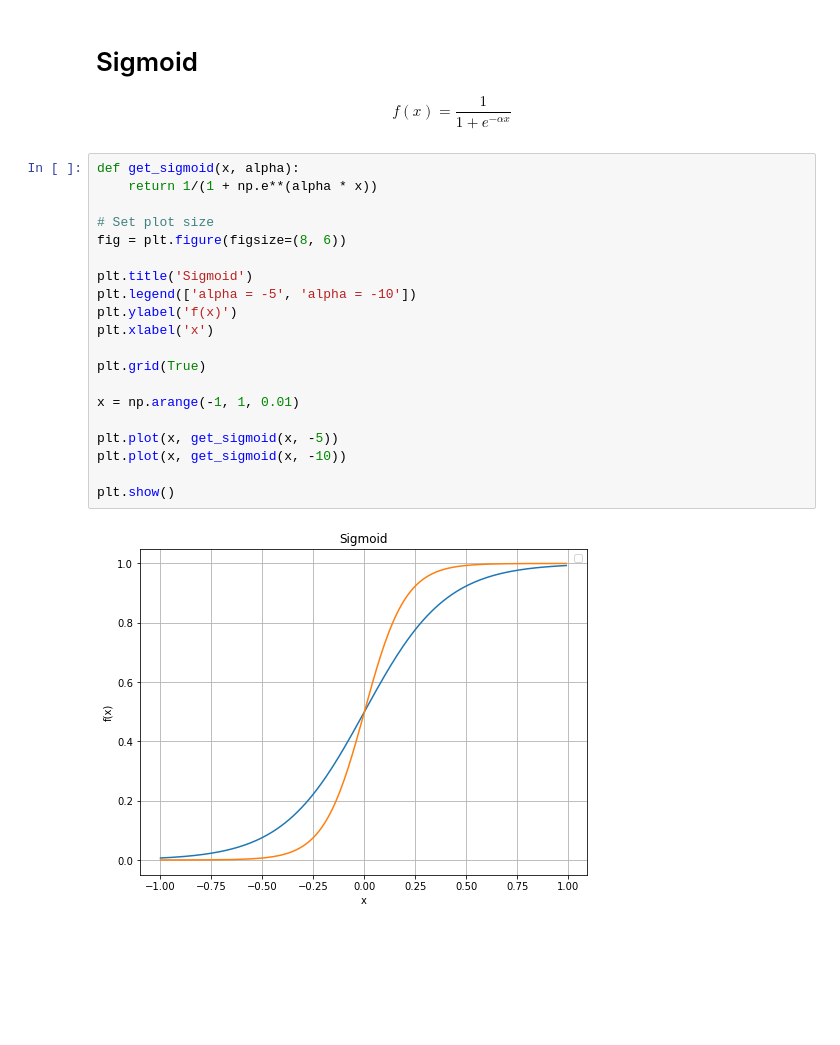
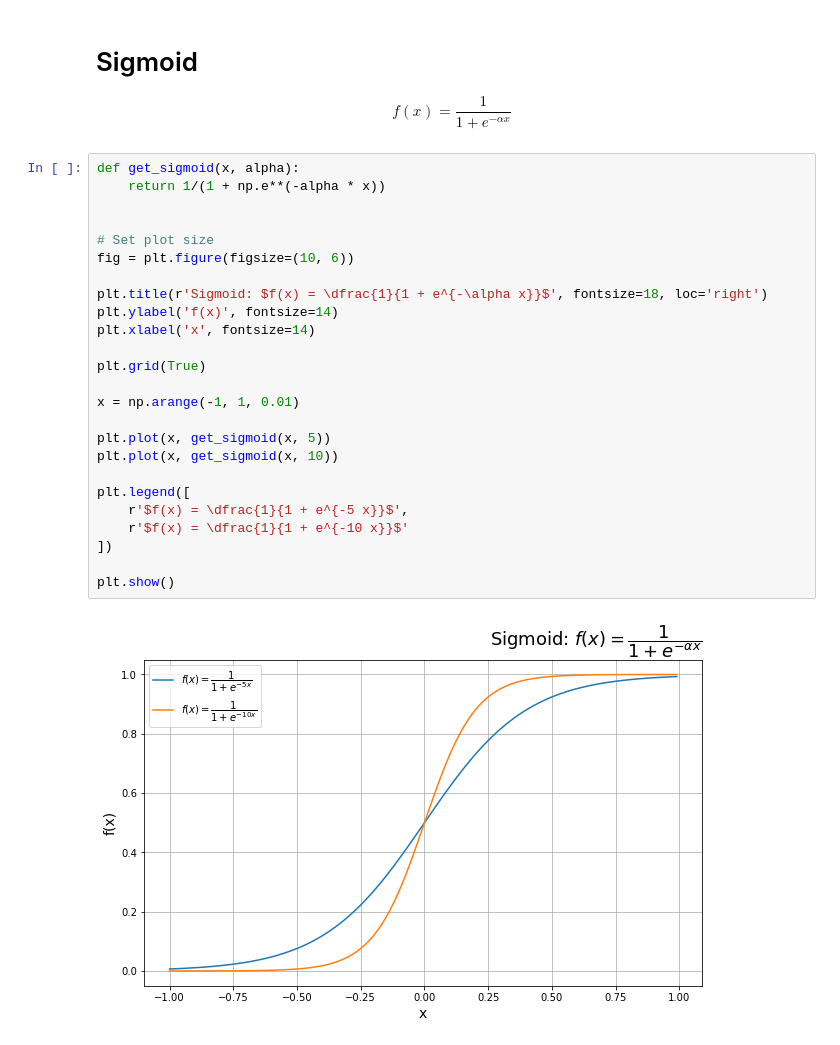
Before and after one commit to ekalachev/jupyter_charts, a Jupyter notebook: matplotlib.ipynb, the cells around one changed output. Drawn from its saved outputs; the diff is of its cells as text; blank space fills up the shorter version.

```diff
--- a/matplotlib.ipynb
+++ b/matplotlib.ipynb
@@ -87,23 +113,28 @@ f(x) = \frac{1}{1 + e^{-\alpha x}}
 $$
 # %%
 def get_sigmoid(x, alpha):
-    return 1/(1 + np.e**(alpha * x))
+    return 1/(1 + np.e**(-alpha * x))
+
 
 # Set plot size
-fig = plt.figure(figsize=(8, 6))
+fig = plt.figure(figsize=(10, 6))
 
-plt.title('Sigmoid')
-plt.legend(['alpha = -5', 'alpha = -10'])
-plt.ylabel('f(x)')
-plt.xlabel('x')
+plt.title(r'Sigmoid: $f(x) = \dfrac{1}{1 + e^{-\alpha x}}$', fontsize=18, loc='right')
+plt.ylabel('f(x)', fontsize=14)
+plt.xlabel('x', fontsize=14)
 
 plt.grid(True)
 
 x = np.arange(-1, 1, 0.01)
 
-plt.plot(x, get_sigmoid(x, -5))
-plt.plot(x, get_sigmoid(x, -10))
+plt.plot(x, get_sigmoid(x, 5))
+plt.plot(x, get_sigmoid(x, 10))
+
+plt.legend([
+    r'$f(x) = \dfrac{1}{1 + e^{-5 x}}$',
+    r'$f(x) = \dfrac{1}{1 + e^{-10 x}}$'
+])
 
 plt.show()
 # %% [output]
-[figure, old version]
+[figure, new version]
```
Also changed, not shown: parts of 5 cells of this notebook.
